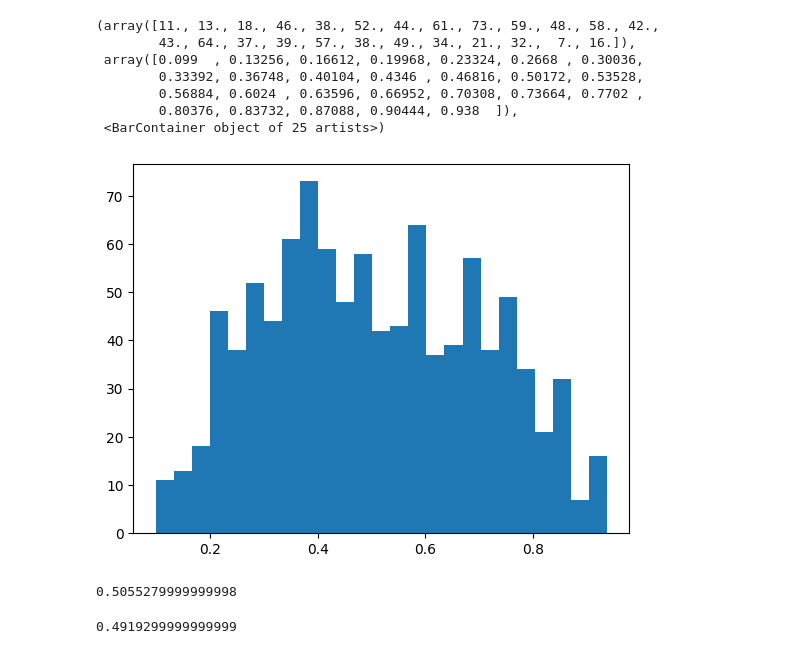
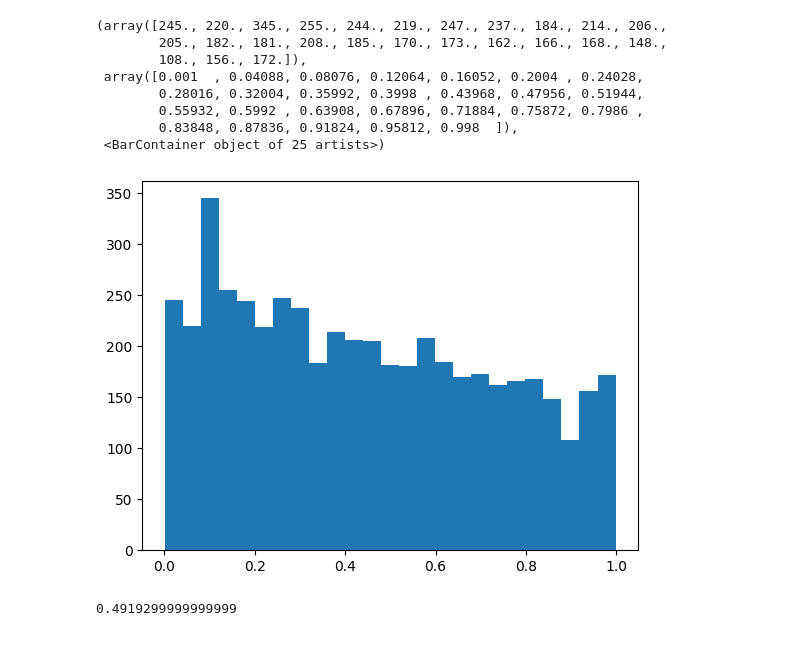
Before and after one commit to hallelujahylefay/hw_bayesian_gibbs_sampler, a Jupyter notebook: posteriors.ipynb, the cells around one changed output. Saved outputs shown, nothing was run; the diff lists cells and outputs as text; code cells hidden in the pictures.

```diff
--- a/posteriors.ipynb
+++ b/posteriors.ipynb
@@ -3,13 +3,13 @@ import matplotlib.pyplot as plt
 import numpy as np
 import pickle
 
-s_list = [100]
-Ry_list = [0.5]
+s_list = [5]
+Ry_list = [0.50]
 no_datasets = 1
-path = "./OK"
+path = "./OK_2"
 # %%
 result = dict()
 for i in range(no_datasets):
     for (s, Ry) in zip(s_list, Ry_list):
-        with open(f'/home/grothendieck/OUT_SSH/OK/out_{i}_{s}_{Ry}.pickle', 'rb') as handle:
+        with open(f'/home/grothendieck/OUT_SSH/OK/{i}_{s}_{Ry}.pickle', 'rb') as handle:
             result[i, s, Ry] = pickle.load(handle)
@@ -19,6 +17,6 @@ FileNotFoundError: [Errno 2] No such file or directory: '/home/grothendieck/OUT_
 result = dict()
 for i in range(no_datasets):
     for (s, Ry) in zip(s_list, Ry_list):
-        with open(f'/home/grothendieck/bayesian_hw/hw_bayesian_gibbs_sampler/OK/{i}_{s}_{Ry}.pickle', 'rb') as handle:
+        with open(f'/home/grothendieck/bayesian_hw/hw_bayesian_gibbs_sampler/OK_2/{i}_{s}_{Ry}.pickle', 'rb') as handle:
             result[i, s, Ry] = pickle.load(handle)
 # %%
@@ -28,18 +44,15 @@ KeyError: (0, 10, 0.02)
 # %%
-plt.hist(result[i, 100, 0.5][2][1], bins=25)
+plt.hist(result[i, 5, 0.5][2][1], bins=25)
 # %% [output]
-(array([11., 13., 18., 46., 38., 52., 44., 61., 73., 59., 48., 58., 42.,
-        43., 64., 37., 39., 57., 38., 49., 34., 21., 32.,  7., 16.]),
- array([0.099  , 0.13256, 0.16612, 0.19968, 0.23324, 0.2668 , 0.30036,
-        0.33392, 0.36748, 0.40104, 0.4346 , 0.46816, 0.50172, 0.53528,
-        0.56884, 0.6024 , 0.63596, 0.66952, 0.70308, 0.73664, 0.7702 ,
-        0.80376, 0.83732, 0.87088, 0.90444, 0.938  ]),
+(array([245., 220., 345., 255., 244., 219., 247., 237., 184., 214., 206.,
+        205., 182., 181., 208., 185., 170., 173., 162., 166., 168., 148.,
+        108., 156., 172.]),
+ array([0.001  , 0.04088, 0.08076, 0.12064, 0.16052, 0.2004 , 0.24028,
+        0.28016, 0.32004, 0.35992, 0.3998 , 0.43968, 0.47956, 0.51944,
+        0.55932, 0.5992 , 0.63908, 0.67896, 0.71884, 0.75872, 0.7986 ,
+        0.83848, 0.87836, 0.91824, 0.95812, 0.998  ]),
  <BarContainer object of 25 artists>)
-[figure, old version]
+[figure, new version]
-# %%
-np.mean(result[i, 100, 0.5][2][1])
-# %% [output]
-0.5055279999999998
 # %%
 np.mean(np.sum(result[i, 100, 0.5][2][2], axis=1)/100)
 # %% [output]
```
Also changed, not shown: parts of 3 cells of this notebook, 3 other files.
